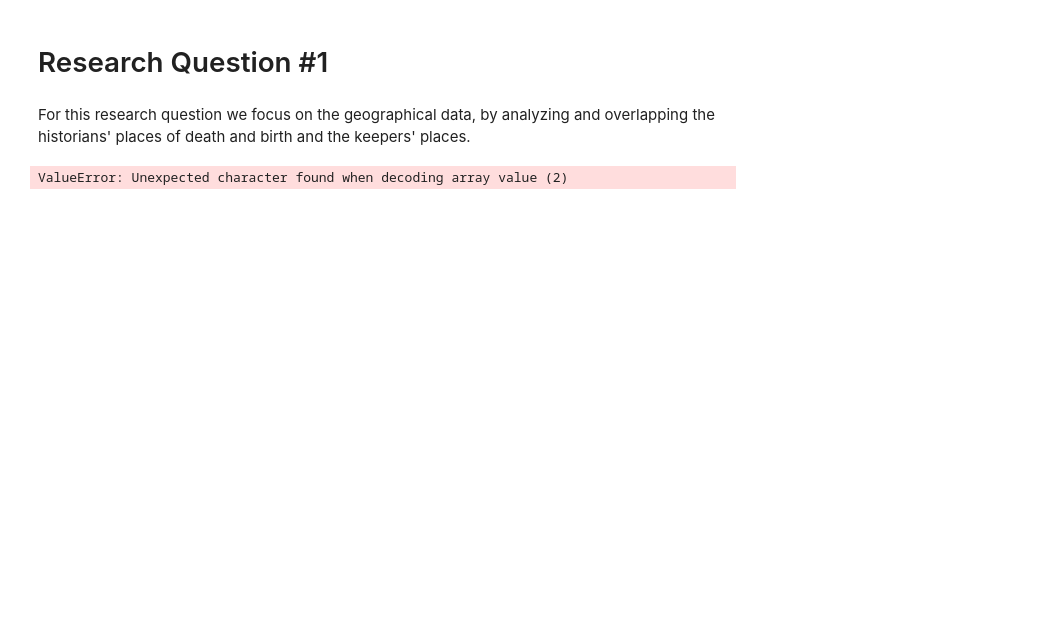
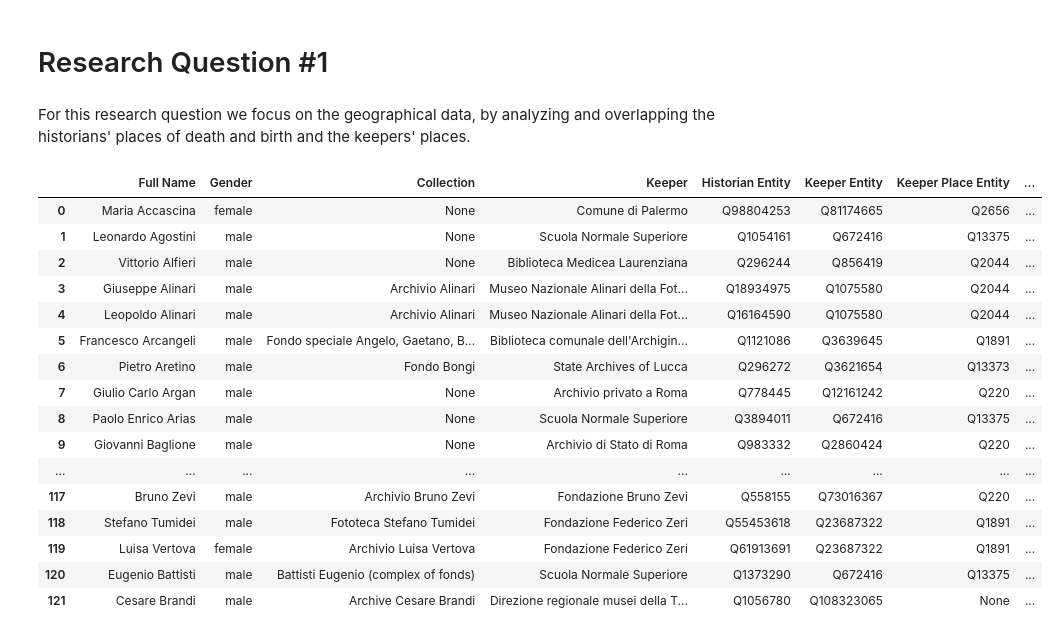
Before and after one commit to alicebordignon/ITArtHistorians, a Jupyter notebook: 00_DoAH_first_data_analysis.ipynb, the cells around one changed output. Cells and saved outputs as stored; diff of their text form; code cells hidden in the pictures; blank space fills up the shorter version.

```diff
--- a/00_DoAH_first_data_analysis.ipynb
+++ b/00_DoAH_first_data_analysis.ipynb
@@ -10,6 +10,22 @@ import json as js
 # %%
-data = pd.read_json("05_db.json", lines=True)
+data = pd.read_json("05_db.json")
 pd.set_option("display.max_rows", None)
 data.head(140)
 # %% [output]
-ValueError: Unexpected character found when decoding array value (2)
+|  | Full Name | Gender | Collection | Keeper | Historian Entity | Keeper Entity | Keeper Place Entity | ... |
+| 0 | Maria Accascina | female | None | Comune di Palermo | Q98804253 | Q81174665 | Q2656 | ... |
+| 1 | Leonardo Agostini | male | None | Scuola Normale Superiore | Q1054161 | Q672416 | Q13375 | ... |
+| 2 | Vittorio Alfieri | male | None | Biblioteca Medicea Laurenziana | Q296244 | Q856419 | Q2044 | ... |
+| 3 | Giuseppe Alinari | male | Archivio Alinari | Museo Nazionale Alinari della Fot... | Q18934975 | Q1075580 | Q2044 | ... |
+| 4 | Leopoldo Alinari | male | Archivio Alinari | Museo Nazionale Alinari della Fot... | Q16164590 | Q1075580 | Q2044 | ... |
+| 5 | Francesco Arcangeli | male | Fondo speciale Angelo, Gaetano, B... | Biblioteca comunale dell'Archigin... | Q1121086 | Q3639645 | Q1891 | ... |
+| 6 | Pietro Aretino | male | Fondo Bongi | State Archives of Lucca | Q296272 | Q3621654 | Q13373 | ... |
+| 7 | Giulio Carlo Argan | male | None | Archivio privato a Roma | Q778445 | Q12161242 | Q220 | ... |
+| 8 | Paolo Enrico Arias | male | None | Scuola Normale Superiore | Q3894011 | Q672416 | Q13375 | ... |
+| 9 | Giovanni Baglione | male | None | Archivio di Stato di Roma | Q983332 | Q2860424 | Q220 | ... |
+| ... | ... | ... | ... | ... | ... | ... | ... | ... |
+| 117 | Bruno Zevi | male | Archivio Bruno Zevi | Fondazione Bruno Zevi | Q558155 | Q73016367 | Q220 | ... |
+| 118 | Stefano Tumidei | male | Fototeca Stefano Tumidei | Fondazione Federico Zeri | Q55453618 | Q23687322 | Q1891 | ... |
+| 119 | Luisa Vertova | female | Archivio Luisa Vertova | Fondazione Federico Zeri | Q61913691 | Q23687322 | Q1891 | ... |
+| 120 | Eugenio Battisti | male | Battisti Eugenio (complex of fonds) | Scuola Normale Superiore | Q1373290 | Q672416 | Q13375 | ... |
+| 121 | Cesare Brandi | male | Archive Cesare Brandi | Direzione regionale musei della T... | Q1056780 | Q108323065 | None | ... |
```
Also changed, not shown: parts of 1 cell of this notebook.
